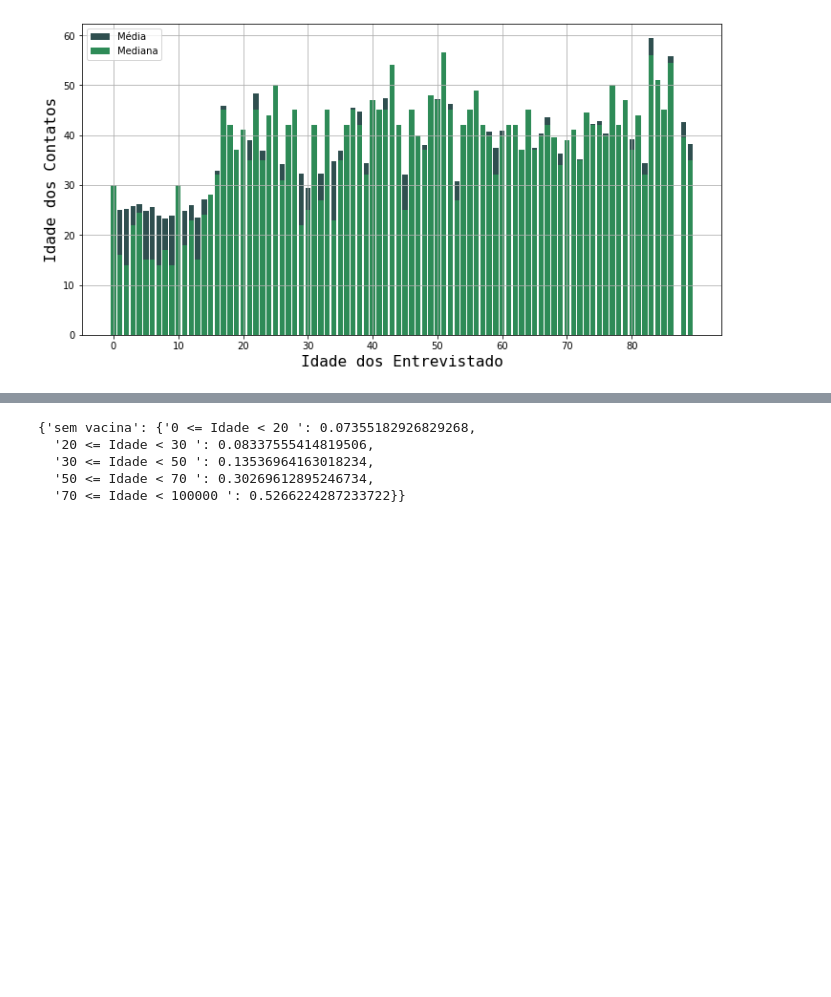
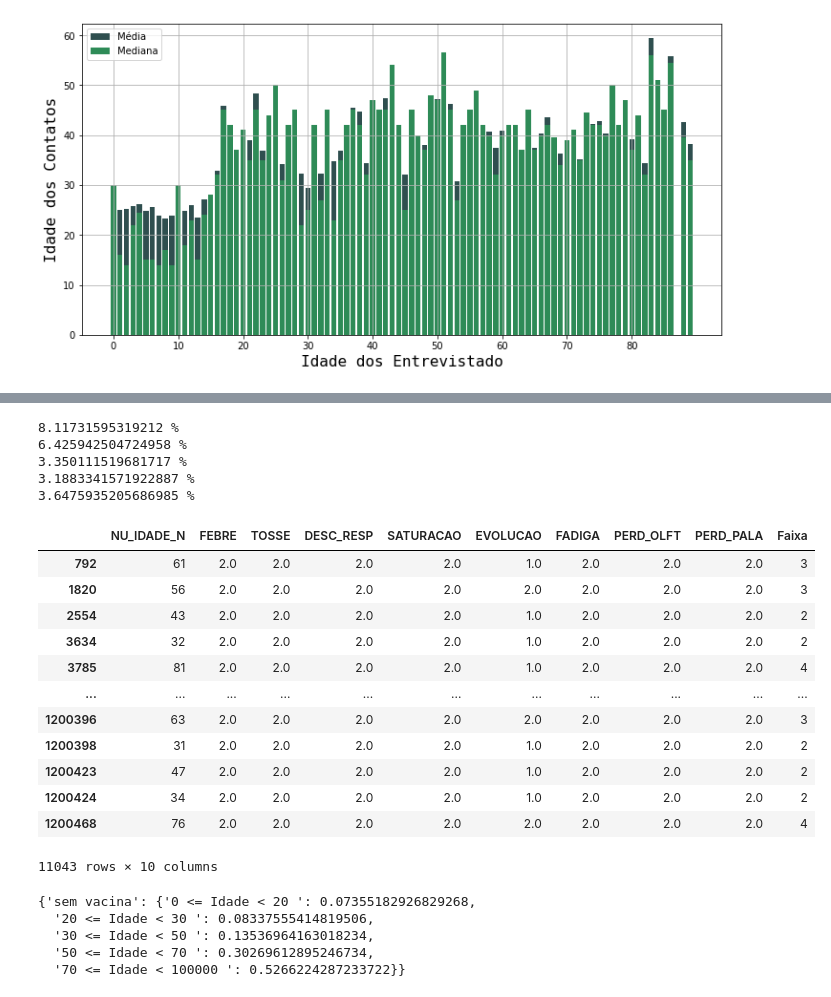
Before and after one commit to intcarlosmiguel/pesquisa_mestrado, a Jupyter notebook: main.ipynb, the cells around one changed output, grey strips where cells are left out. Drawn from its saved outputs; the diff is of its cells as text; code cells hidden in the pictures; blank space fills up the shorter version.

```diff
--- a/main.ipynb
+++ b/main.ipynb
@@ -123,3 +195,36 @@ df = df[df['CLASSI_FIN'] == 5]
+# %%
+df = covid[covid['FEBRE'] == 2]
+df = df[df['TOSSE'] == 2]
+df = df[df['DESC_RESP'] == 2]
+df = df[df['SATURACAO'] == 2]
+df = df[df['FADIGA'] != 1]
+df = df[df['PERD_OLFT'] != 1]
+df = df[df['PERD_PALA'] != 1]
+# %%
+for i in range(5):
+    print(100*df[df['Faixa'] == i].shape[0]/covid[covid['Faixa'] == i].shape[0], '%')
+# %% [output]
+8.11731595319212 %
+6.425942504724958 %
+3.350111519681717 %
+3.1883341571922887 %
+3.6475935205686985 %
+# %%
+df
+# %% [output]
+|  | NU_IDADE_N | FEBRE | TOSSE | DESC_RESP | SATURACAO | EVOLUCAO | FADIGA | PERD_OLFT | PERD_PALA | Faixa |
+| 792 | 61 | 2.0 | 2.0 | 2.0 | 2.0 | 1.0 | 2.0 | 2.0 | 2.0 | 3 |
+| 1820 | 56 | 2.0 | 2.0 | 2.0 | 2.0 | 2.0 | 2.0 | 2.0 | 2.0 | 3 |
+| 2554 | 43 | 2.0 | 2.0 | 2.0 | 2.0 | 1.0 | 2.0 | 2.0 | 2.0 | 2 |
+| 3634 | 32 | 2.0 | 2.0 | 2.0 | 2.0 | 1.0 | 2.0 | 2.0 | 2.0 | 2 |
+| 3785 | 81 | 2.0 | 2.0 | 2.0 | 2.0 | 1.0 | 2.0 | 2.0 | 2.0 | 4 |
+| ... | ... | ... | ... | ... | ... | ... | ... | ... | ... | ... |
+| 1200396 | 63 | 2.0 | 2.0 | 2.0 | 2.0 | 2.0 | 2.0 | 2.0 | 2.0 | 3 |
+| 1200398 | 31 | 2.0 | 2.0 | 2.0 | 2.0 | 1.0 | 2.0 | 2.0 | 2.0 | 2 |
+| 1200423 | 47 | 2.0 | 2.0 | 2.0 | 2.0 | 1.0 | 2.0 | 2.0 | 2.0 | 2 |
+| 1200424 | 34 | 2.0 | 2.0 | 2.0 | 2.0 | 1.0 | 2.0 | 2.0 | 2.0 | 2 |
+| 1200468 | 76 | 2.0 | 2.0 | 2.0 | 2.0 | 2.0 | 2.0 | 2.0 | 2.0 | 4 |
+11043 rows × 10 columns
 # %%
 mortalidade['sem vacina'] = generate_mortalidade(df)
 # %%
```
Also changed, not shown: parts of 9 cells of this notebook, 19 other files.
